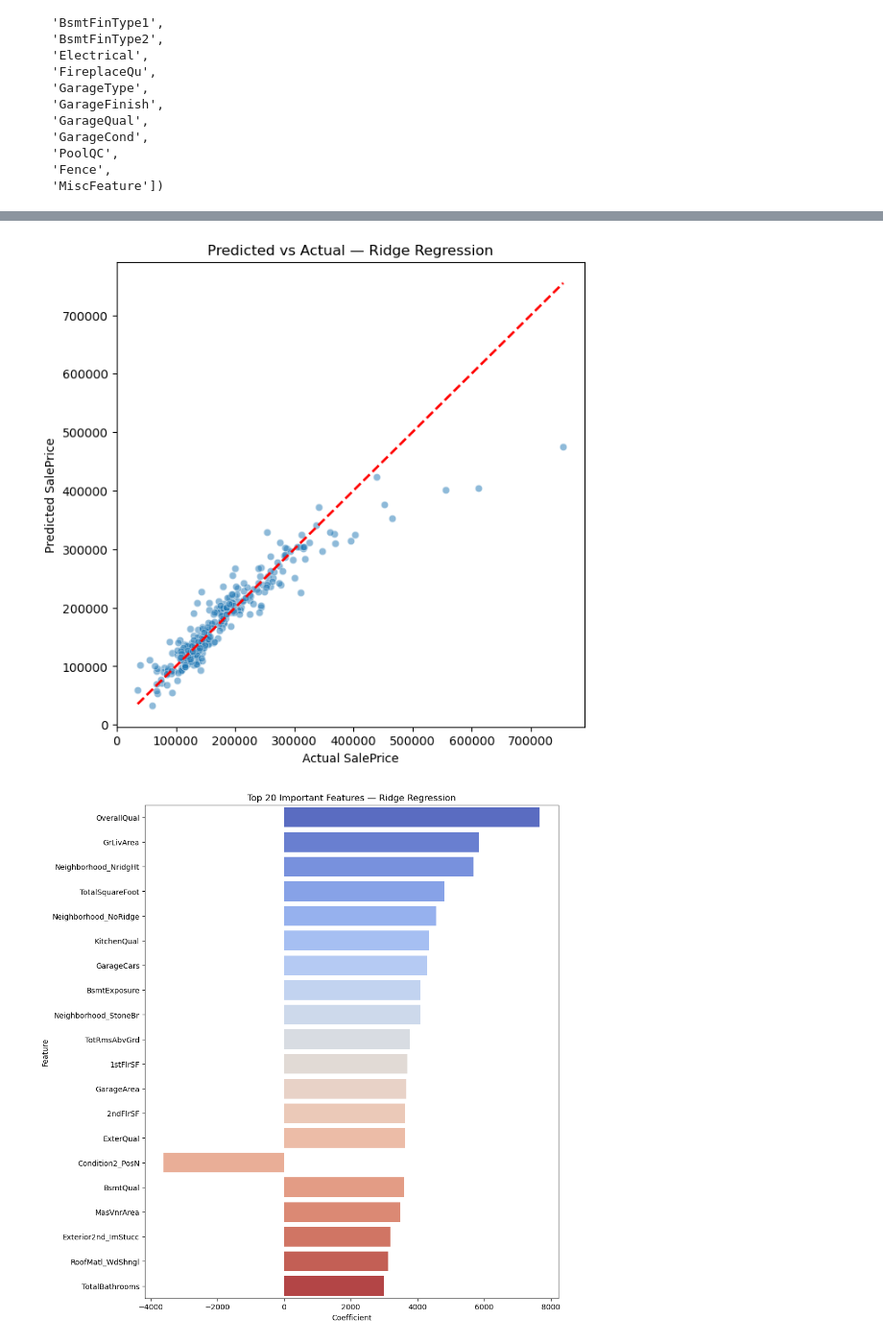
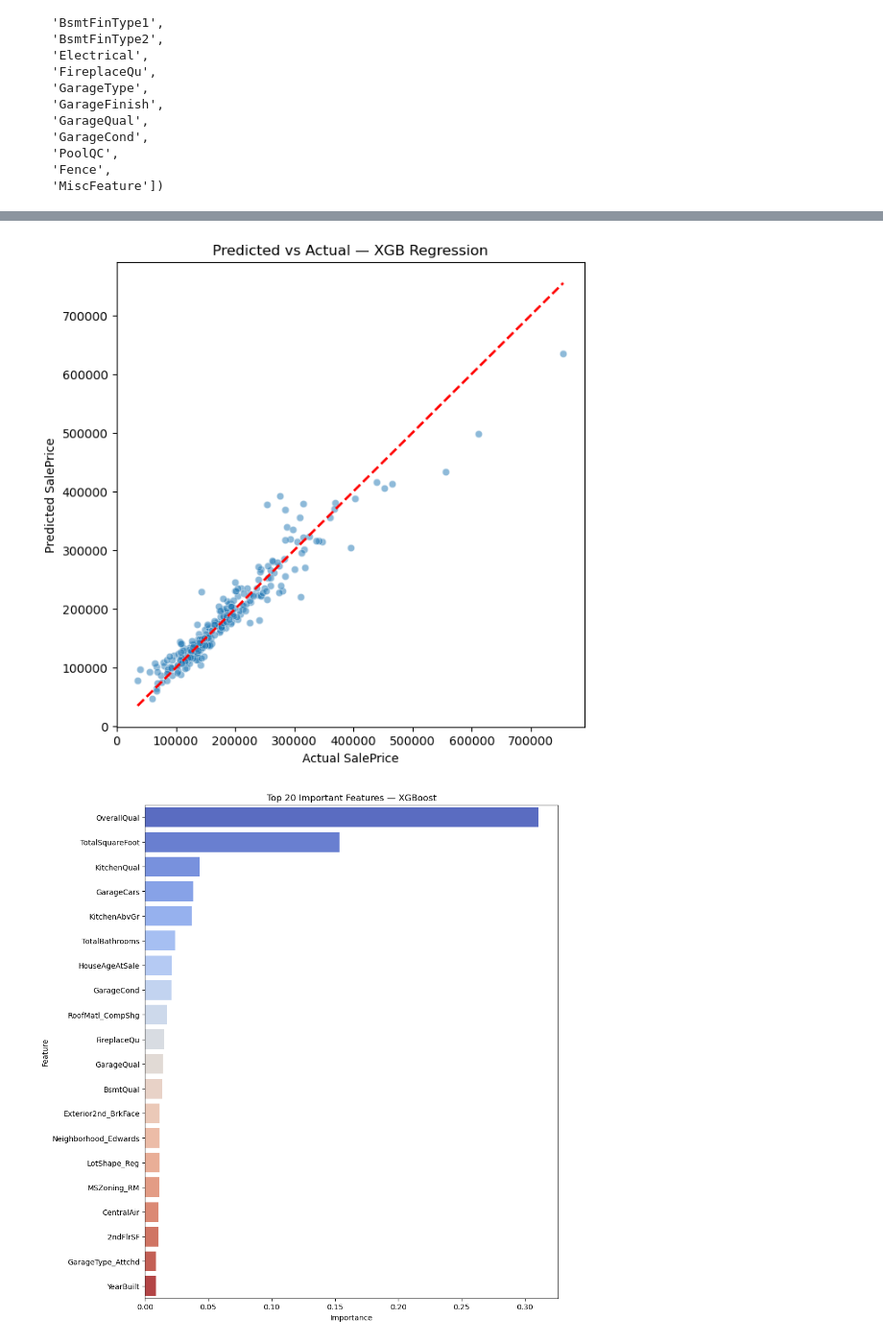
Before and after one commit to aswin-yp/data-journey, a Jupyter notebook: House-Price-Prediction/house_prediction.ipynb, the cells around one changed output, grey strips where cells are left out. Shown at 96% size. Drawn from its saved outputs; the diff is of its cells as text; code cells hidden in the pictures.

```diff
--- a/House-Price-Prediction/house_prediction.ipynb
+++ b/House-Price-Prediction/house_prediction.ipynb
@@ -20,5 +22,5 @@ warnings.filterwarnings("ignore", category=ConvergenceWarning)
 # %%
-house_df = pd.read_csv('C:/Users/ASWIN/Documents/python/projects/train.csv')
+house_df = pd.read_csv('C:/Users/ASWIN/OneDrive/Documents/python/DataFrame/train.csv')
 house_df.head()
 # %% [output]
 |  | Id | MSSubClass | MSZoning | LotFrontage | LotArea | Street | Alley | LotShape | LandContour | ... |
@@ -219,7 +234,6 @@ models = {
 ## Train & Evaluate Model
 # %%
 results = []
-
 for name, pipeline in models.items():
     pipeline.fit(X_train, y_train)
     preds = pipeline.predict(X_test)
@@ -229,12 +243,18 @@ for name, pipeline in models.items():
     rmse = np.sqrt(mse)
     r2 = r2_score(y_test, preds)
 
+    chosen_alpha = None
+    chosen_l1_ratio = None
+
     step = list(pipeline.named_steps.values())[-1]
-    chosen_alpha = getattr(step, 'alpha_', None)
-    chosen_l1_ratio = getattr(step, 'l1_ratio_', None)
+
+    if hasattr(step, 'alpha_'):
+        chosen_alpha = step.alpha_
+    if hasattr(step, 'l1_ratio_'):
+        chosen_l1_ratio = step.l1_ratio_
 
     results.append({
-        'model': name,
+        'Model': name,
         'MAE': mae,
         'RMSE': rmse,
         'R2': r2,
@@ -255,7 +278,7 @@ results_df
 # %%
-final_model = models['RidgeCV']
+final_model = models['XgBoost']
 final_model.fit(X_train, y_train)
-ridge_preds = final_model.predict(X_test)
+XG_preds = final_model.predict(X_test)
 # %%
 ## Residual Plot
 # %%
@@ -273,36 +297,46 @@ plt.show()
 # %%
 ## Predicted vs Actual
 # %%
+# Predicted vs Actual
 plt.figure(figsize=(7,7))
-sns.scatterplot(x=y_test, y=ridge_preds, alpha=0.5)
-plt.plot([y_test.min(), y_test.max()],
-         [y_test.min(), y_test.max()],
-         'r--', linewidth=2)
+sns.scatterplot(x=y_test, y=XG_preds, alpha=0.5)
+plt.plot([y_test.min(), y_test.max()],[y_test.min(), y_test.max()],'r--', linewidth=2)
 plt.xlabel("Actual SalePrice")
 plt.ylabel("Predicted SalePrice")
-plt.title("Predicted vs Actual — Ridge Regression")
+plt.title("Predicted vs Actual — XGB Regression")
 plt.show()
 # %% [output]
-[figure, old version]
+[figure, new version]
 # %%
 ## Feature Importance
 # %%
-ridge_step = final_model.named_steps['ridge']
-coef = ridge_step.coef_
+XGB_step = final_model.named_steps['xgb']
+
+importance = XGB_step.feature_importances_
 
 importance_df = pd.DataFrame({
     'Feature': X.columns,
-    'Coefficient': coef
+    'Importance': importance
 })
 
-importance_df = importance_df.reindex(importance_df['Coefficient'].abs().sort_values(ascending=False).index)
+xgb_step = final_model.named_steps['xgb']
+importance = pd.DataFrame({
+    'Feature': X.columns,
+    'Importance': xgb_step.feature_importances_
+}).sort_values(by='Importance', ascending=False)
 
 plt.figure(figsize=(10,12))
-sns.barplot(data=importance_df.head(20), x='Coefficient', y='Feature', hue='Feature', legend=False, palette='coolwarm')
-plt.title("Top 20 Important Features — Ridge Regression")
+sns.barplot(
+    data=importance.head(20),
+    x='Importance',
+    y='Feature',
+    hue='Feature',
+    palette='coolwarm',
+    legend=False)
+plt.title("Top 20 Important Features — XGBoost")
 plt.show()
 # %% [output]
-[figure, old version]
+[figure, new version]
 # %%
 ## Summary
 # %%
```
Also changed, not shown: parts of 9 cells of this notebook.
